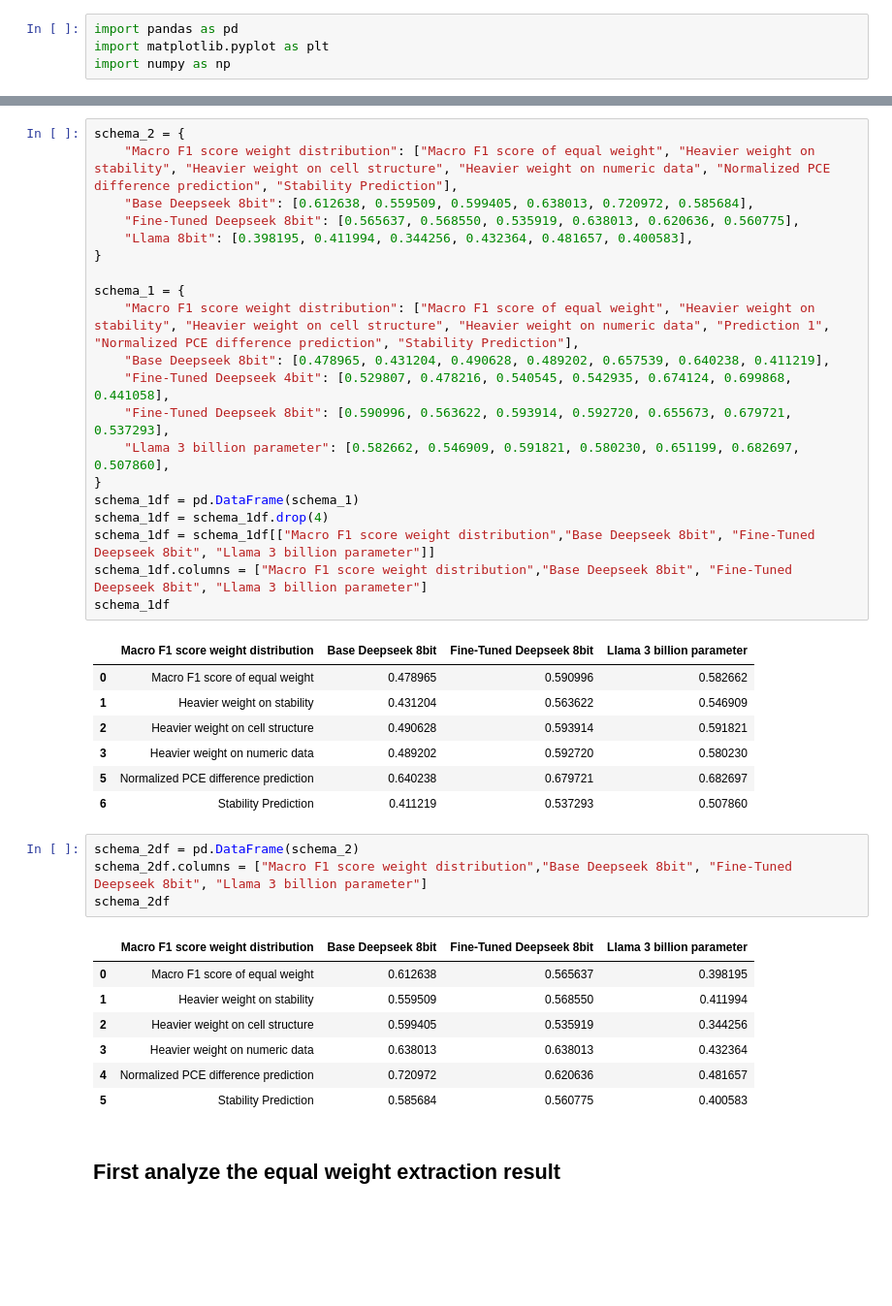
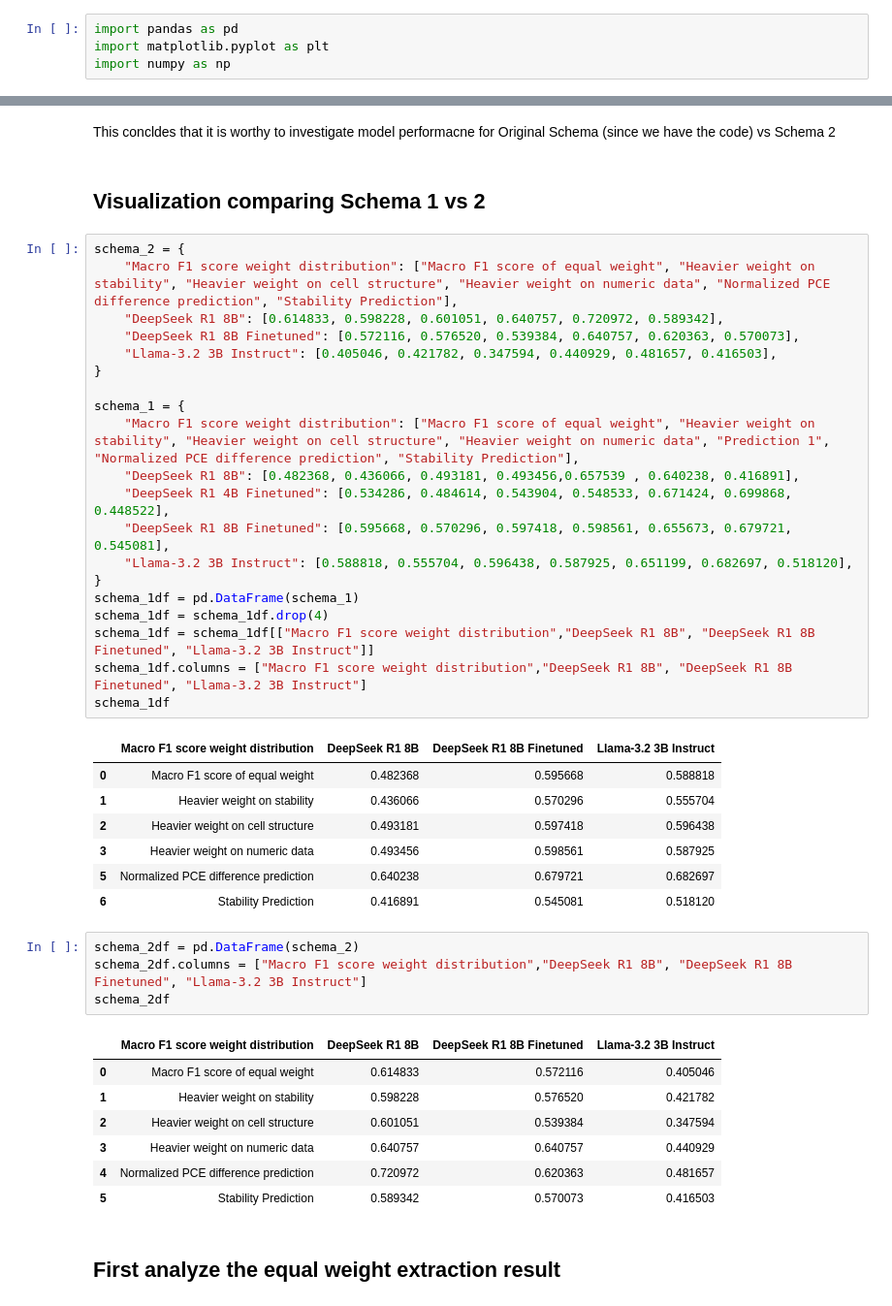
Before and after one commit to kanggunh/DSC180_B11_Q2, a Jupyter notebook: figures_visualization/evaluation.ipynb, the cells around one changed output, grey strips where cells are left out. Shown at 97% size. Saved outputs shown, nothing was run; the diff lists cells and outputs as text; blank space fills up the shorter version.

```diff
--- a/figures_visualization/evaluation.ipynb
+++ b/figures_visualization/evaluation.ipynb
@@ -7,42 +64,46 @@ import numpy as np
+# %% [markdown]
+This concldes that it is worthy to investigate model performacne for Original Schema (since we have the code) vs Schema 2
+# %% [markdown]
+## Visualization comparing Schema 1 vs 2
 # %%
 schema_2 = {
     "Macro F1 score weight distribution": ["Macro F1 score of equal weight", "Heavier weight on stability", "Heavier weight on cell structure", "Heavier weight on numeric data", "Normalized PCE difference prediction", "Stability Prediction"],
-    "Base Deepseek 8bit": [0.612638, 0.559509, 0.599405, 0.638013, 0.720972, 0.585684],
-    "Fine-Tuned Deepseek 8bit": [0.565637, 0.568550, 0.535919, 0.638013, 0.620636, 0.560775],
-    "Llama 8bit": [0.398195, 0.411994, 0.344256, 0.432364, 0.481657, 0.400583],
+    "DeepSeek R1 8B": [0.614833, 0.598228, 0.601051, 0.640757, 0.720972, 0.589342],
+    "DeepSeek R1 8B Finetuned": [0.572116, 0.576520, 0.539384, 0.640757, 0.620363, 0.570073],
+    "Llama-3.2 3B Instruct": [0.405046, 0.421782, 0.347594, 0.440929, 0.481657, 0.416503],
 }
 
 schema_1 = {
     "Macro F1 score weight distribution": ["Macro F1 score of equal weight", "Heavier weight on stability", "Heavier weight on cell structure", "Heavier weight on numeric data", "Prediction 1", "Normalized PCE difference prediction", "Stability Prediction"],
-    "Base Deepseek 8bit": [0.478965, 0.431204, 0.490628, 0.489202, 0.657539, 0.640238, 0.411219],
-    "Fine-Tuned Deepseek 4bit": [0.529807, 0.478216, 0.540545, 0.542935, 0.674124, 0.699868, 0.441058],
-    "Fine-Tuned Deepseek 8bit": [0.590996, 0.563622, 0.593914, 0.592720, 0.655673, 0.679721, 0.537293],
-    "Llama 3 billion parameter": [0.582662, 0.546909, 0.591821, 0.580230, 0.651199, 0.682697, 0.507860],
+    "DeepSeek R1 8B": [0.482368, 0.436066, 0.493181, 0.493456,0.657539 , 0.640238, 0.416891],
+    "DeepSeek R1 4B Finetuned": [0.534286, 0.484614, 0.543904, 0.548533, 0.671424, 0.699868, 0.448522],
+    "DeepSeek R1 8B Finetuned": [0.595668, 0.570296, 0.597418, 0.598561, 0.655673, 0.679721, 0.545081],
+    "Llama-3.2 3B Instruct": [0.588818, 0.555704, 0.596438, 0.587925, 0.651199, 0.682697, 0.518120],
 }
 schema_1df = pd.DataFrame(schema_1)
 schema_1df = schema_1df.drop(4)
-schema_1df = schema_1df[["Macro F1 score weight distribution","Base Deepseek 8bit", "Fine-Tuned Deepseek 8bit", "Llama 3 billion parameter"]]
-schema_1df.columns = ["Macro F1 score weight distribution","Base Deepseek 8bit", "Fine-Tuned Deepseek 8bit", "Llama 3 billion parameter"]
+schema_1df = schema_1df[["Macro F1 score weight distribution","DeepSeek R1 8B", "DeepSeek R1 8B Finetuned", "Llama-3.2 3B Instruct"]]
+schema_1df.columns = ["Macro F1 score weight distribution","DeepSeek R1 8B", "DeepSeek R1 8B Finetuned", "Llama-3.2 3B Instruct"]
 schema_1df
 # %% [output]
-|  | Macro F1 score weight distribution | Base Deepseek 8bit | Fine-Tuned Deepseek 8bit | Llama 3 billion parameter |
-| 0 | Macro F1 score of equal weight | 0.478965 | 0.590996 | 0.582662 |
-| 1 | Heavier weight on stability | 0.431204 | 0.563622 | 0.546909 |
-| 2 | Heavier weight on cell structure | 0.490628 | 0.593914 | 0.591821 |
-| 3 | Heavier weight on numeric data | 0.489202 | 0.592720 | 0.580230 |
+|  | Macro F1 score weight distribution | DeepSeek R1 8B | DeepSeek R1 8B Finetuned | Llama-3.2 3B Instruct |
+| 0 | Macro F1 score of equal weight | 0.482368 | 0.595668 | 0.588818 |
+| 1 | Heavier weight on stability | 0.436066 | 0.570296 | 0.555704 |
+| 2 | Heavier weight on cell structure | 0.493181 | 0.597418 | 0.596438 |
+| 3 | Heavier weight on numeric data | 0.493456 | 0.598561 | 0.587925 |
 | 5 | Normalized PCE difference prediction | 0.640238 | 0.679721 | 0.682697 |
-| 6 | Stability Prediction | 0.411219 | 0.537293 | 0.507860 |
+| 6 | Stability Prediction | 0.416891 | 0.545081 | 0.518120 |
 # %%
 schema_2df = pd.DataFrame(schema_2)
-schema_2df.columns = ["Macro F1 score weight distribution","Base Deepseek 8bit", "Fine-Tuned Deepseek 8bit", "Llama 3 billion parameter"]
+schema_2df.columns = ["Macro F1 score weight distribution","DeepSeek R1 8B", "DeepSeek R1 8B Finetuned", "Llama-3.2 3B Instruct"]
 schema_2df
 # %% [output]
-|  | Macro F1 score weight distribution | Base Deepseek 8bit | Fine-Tuned Deepseek 8bit | Llama 3 billion parameter |
-| 0 | Macro F1 score of equal weight | 0.612638 | 0.565637 | 0.398195 |
-| 1 | Heavier weight on stability | 0.559509 | 0.568550 | 0.411994 |
-| 2 | Heavier weight on cell structure | 0.599405 | 0.535919 | 0.344256 |
-| 3 | Heavier weight on numeric data | 0.638013 | 0.638013 | 0.432364 |
-| 4 | Normalized PCE difference prediction | 0.720972 | 0.620636 | 0.481657 |
-| 5 | Stability Prediction | 0.585684 | 0.560775 | 0.400583 |
+|  | Macro F1 score weight distribution | DeepSeek R1 8B | DeepSeek R1 8B Finetuned | Llama-3.2 3B Instruct |
+| 0 | Macro F1 score of equal weight | 0.614833 | 0.572116 | 0.405046 |
+| 1 | Heavier weight on stability | 0.598228 | 0.576520 | 0.421782 |
+| 2 | Heavier weight on cell structure | 0.601051 | 0.539384 | 0.347594 |
+| 3 | Heavier weight on numeric data | 0.640757 | 0.640757 | 0.440929 |
+| 4 | Normalized PCE difference prediction | 0.720972 | 0.620363 | 0.481657 |
+| 5 | Stability Prediction | 0.589342 | 0.570073 | 0.416503 |
 # %% [markdown]
 ## First analyze the equal weight extraction result
```
Also changed, not shown: parts of 29 cells of this notebook, 1 other file.
